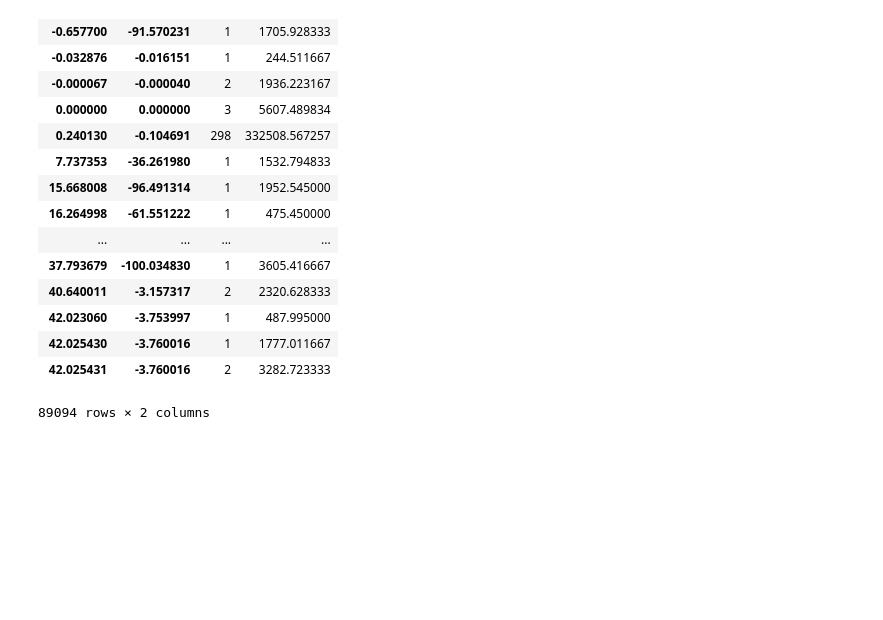
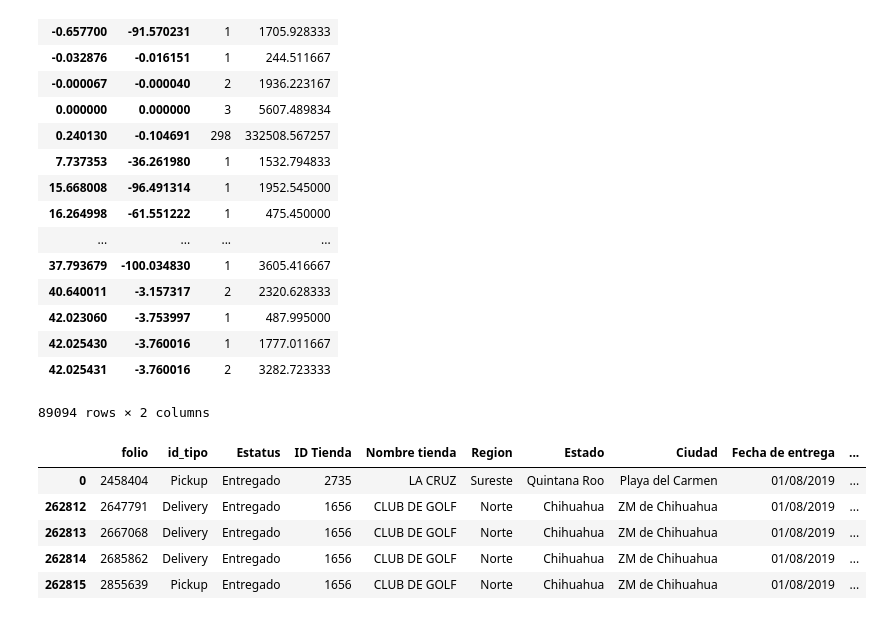
Before and after one commit to MarcoASB/Project2, a Jupyter notebook: DataCleaning.ipynb, the cells around one changed output. Saved outputs shown, nothing was run; the diff lists cells and outputs as text; code cells hidden in the pictures; blank space fills up the shorter version.

```diff
--- a/DataCleaning.ipynb
+++ b/DataCleaning.ipynb
@@ -319,3 +319,12 @@ HMap.groupby(['latitude','longitude']).agg({'folio':'count','Venta Neta':'sum'})
 89094 rows × 2 columns
 # %%
 HMap.to_json(r'HMap.json',orient='split')
+# %%
+OrdersF.head()
+# %% [output]
+|  | folio | id_tipo | Estatus | ID Tienda | Nombre tienda | Region | Estado | Ciudad | Fecha de entrega | ... |
+| 0 | 2458404 | Pickup | Entregado | 2735 | LA CRUZ | Sureste | Quintana Roo | Playa del Carmen | 01/08/2019 | ... |
+| 262812 | 2647791 | Delivery | Entregado | 1656 | CLUB DE GOLF | Norte | Chihuahua | ZM de Chihuahua | 01/08/2019 | ... |
+| 262813 | 2667068 | Delivery | Entregado | 1656 | CLUB DE GOLF | Norte | Chihuahua | ZM de Chihuahua | 01/08/2019 | ... |
+| 262814 | 2685862 | Delivery | Entregado | 1656 | CLUB DE GOLF | Norte | Chihuahua | ZM de Chihuahua | 01/08/2019 | ... |
+| 262815 | 2855639 | Pickup | Entregado | 1656 | CLUB DE GOLF | Norte | Chihuahua | ZM de Chihuahua | 01/08/2019 | ... |
```
Also changed, not shown: parts of 8 cells of this notebook.
